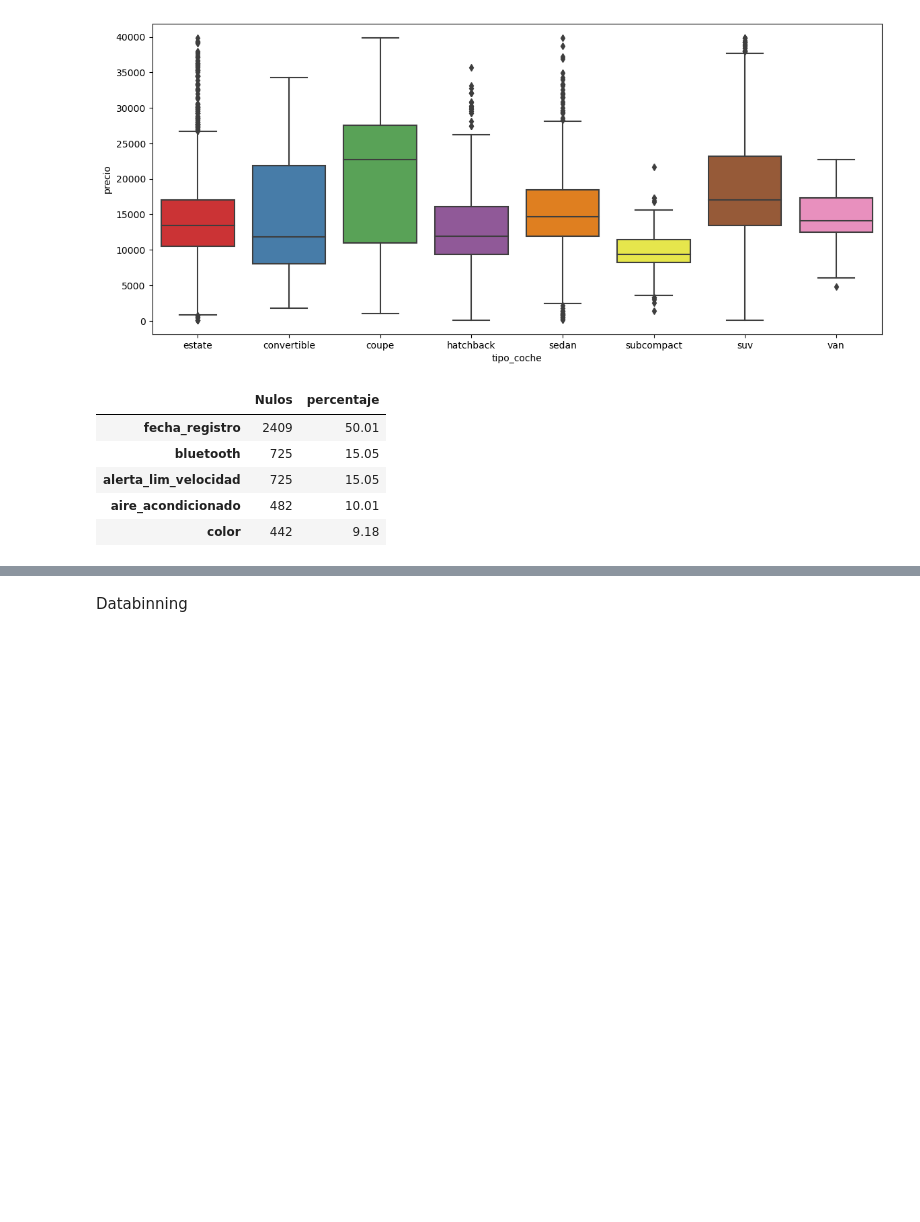
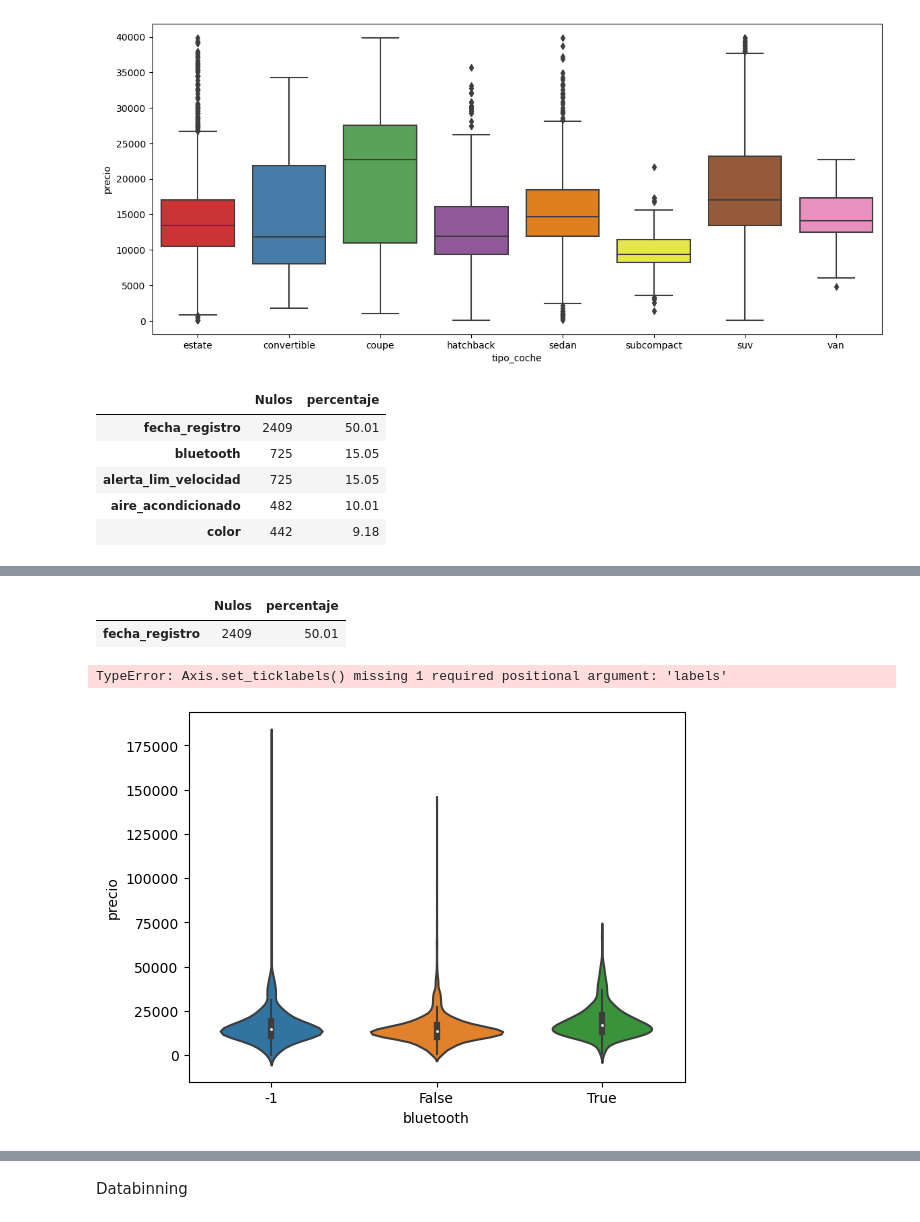
Before and after one commit to lltotti/Limpieza_Datos_BMW, a Jupyter notebook: Analisis.ipynb, the cells around one changed output, grey strips where cells are left out. Cells and saved outputs as stored; diff of their text form; code cells hidden in the pictures; blank space fills up the shorter version.

```diff
--- a/Analisis.ipynb
+++ b/Analisis.ipynb
@@ -448,0 +353,18 @@ colormap = plt.cm.RdBu
+# %%
+#Las variables contienen más de 10% de nulos, por lo que no se recomienda eliminarlas. Por se tratar de variable categórica dicotómica (True, False), remplazaremos los nulos con el valor -1.
+
+for i in (["bluetooth", "alerta_lim_velocidad", "aire_acondicionado"]):
+    df_bmw[i].fillna(-1, inplace=True)
+# %%
+#Verificación
+listarNulos(df_bmw)
+# %% [output]
+|  | Nulos | percentaje |
+| fecha_registro | 2409 | 50.01 |
+# %%
+for i in (["bluetooth", "alerta_lim_velocidad", "aire_acondicionado"]):
+    plot = sns.violinplot(data=df_bmw, x=i, y="precio", kind="strip")
+    plot.set_xticklabels(rotation=45)
+# %% [output]
+TypeError: Axis.set_ticklabels() missing 1 required positional argument: 'labels'
+[figure, added]
```
Also changed, not shown: parts of 43 cells of this notebook, 1 other file.
